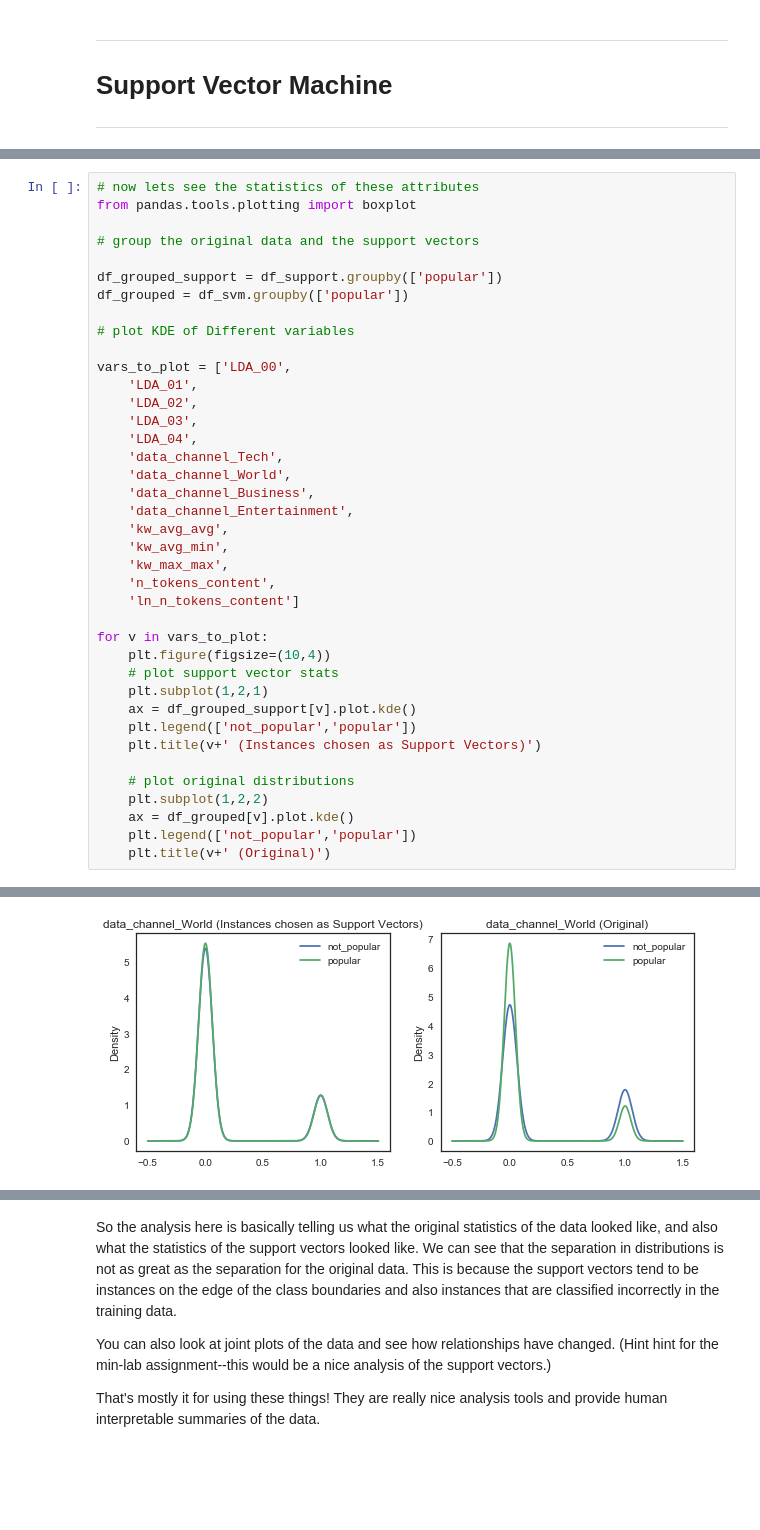
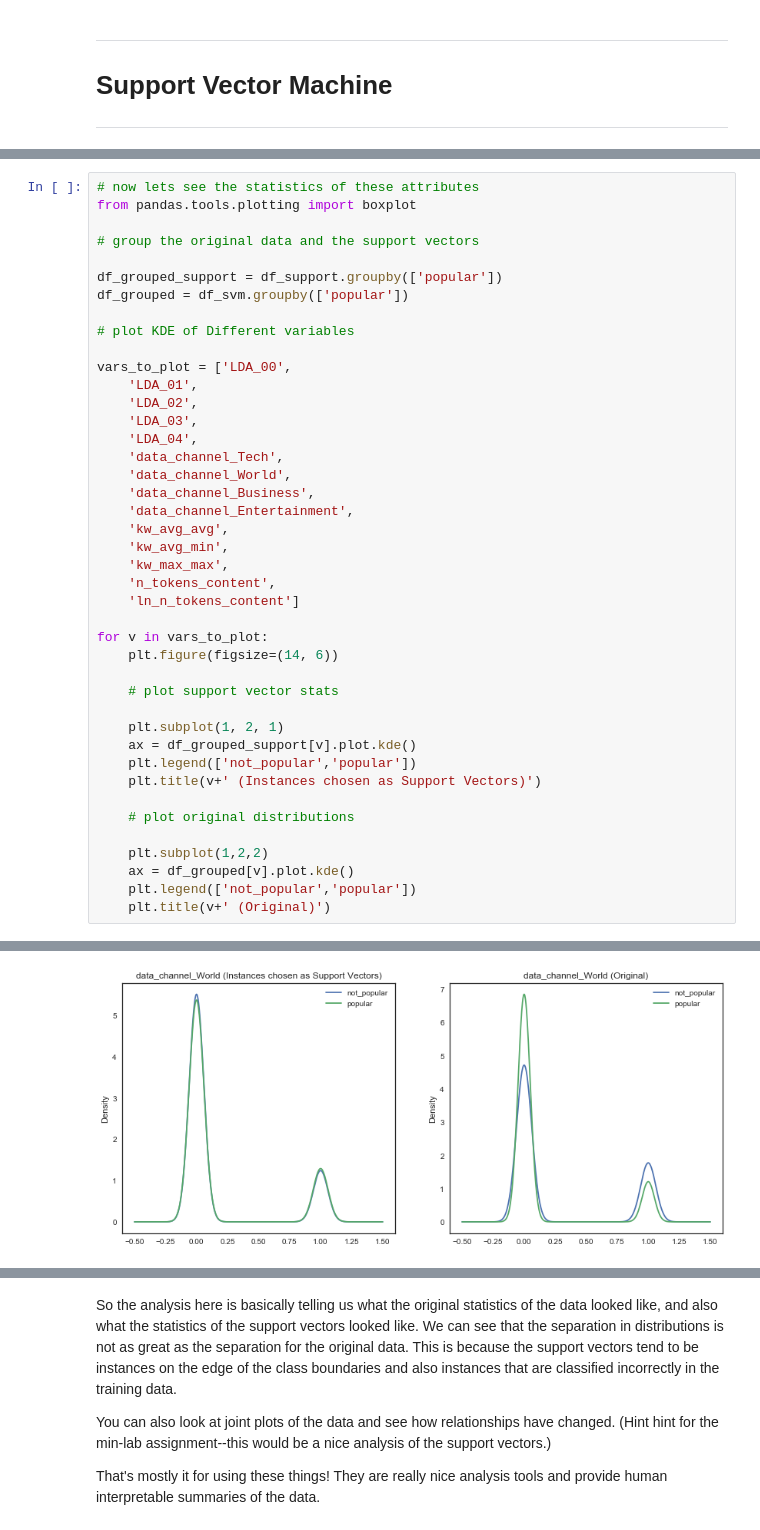
Before and after one commit to bici-sancta/mashable, a Jupyter notebook: svm/mashable_sequential_svms_2017.09.27.ipynb, the cells around one changed output, grey strips where cells are left out. Saved outputs shown, nothing was run; the diff lists cells and outputs as text; blank space fills up the shorter version.

```diff
--- a/svm/mashable_sequential_svms_2017.09.27.ipynb
+++ b/svm/mashable_sequential_svms_2017.09.27.ipynb
@@ -945,14 +927,17 @@ vars_to_plot = ['LDA_00',
     'ln_n_tokens_content']
 
 for v in vars_to_plot:
-    plt.figure(figsize=(10,4))
+    plt.figure(figsize=(14, 6))
+
     # plot support vector stats
-    plt.subplot(1,2,1)
+
+    plt.subplot(1, 2, 1)
     ax = df_grouped_support[v].plot.kde()
     plt.legend(['not_popular','popular'])
     plt.title(v+' (Instances chosen as Support Vectors)')
 
     # plot original distributions
+
     plt.subplot(1,2,2)
     ax = df_grouped[v].plot.kde()
     plt.legend(['not_popular','popular'])
@@ -967 +952 @@ for v in vars_to_plot:
-[figure, old version]
+[figure, new version]
```
Also changed, not shown: parts of 14 cells of this notebook, 1 other file.
